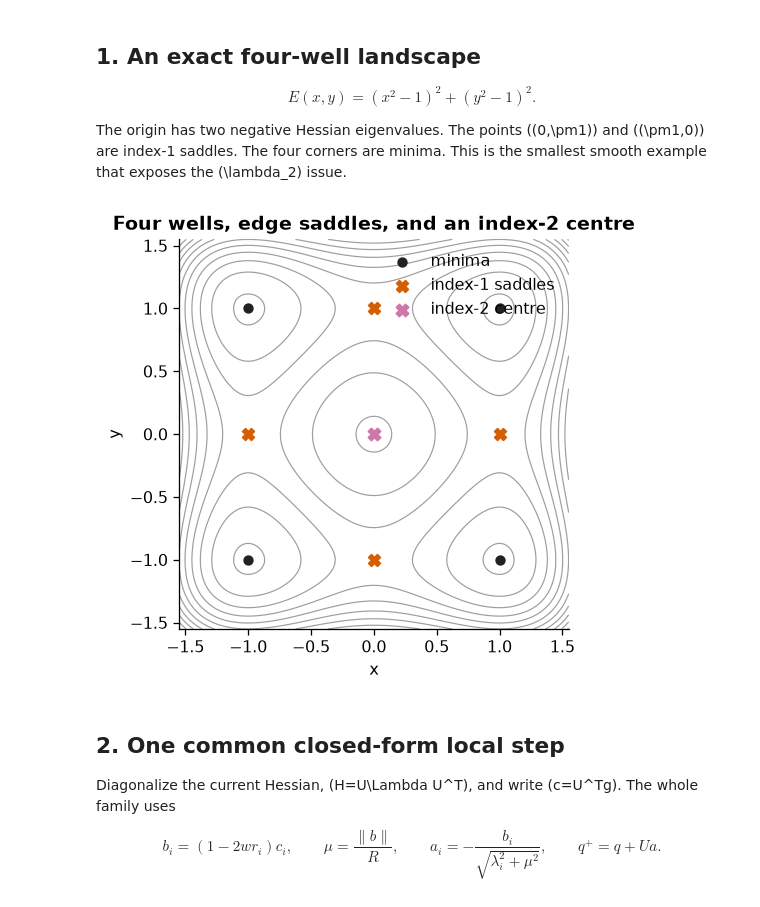
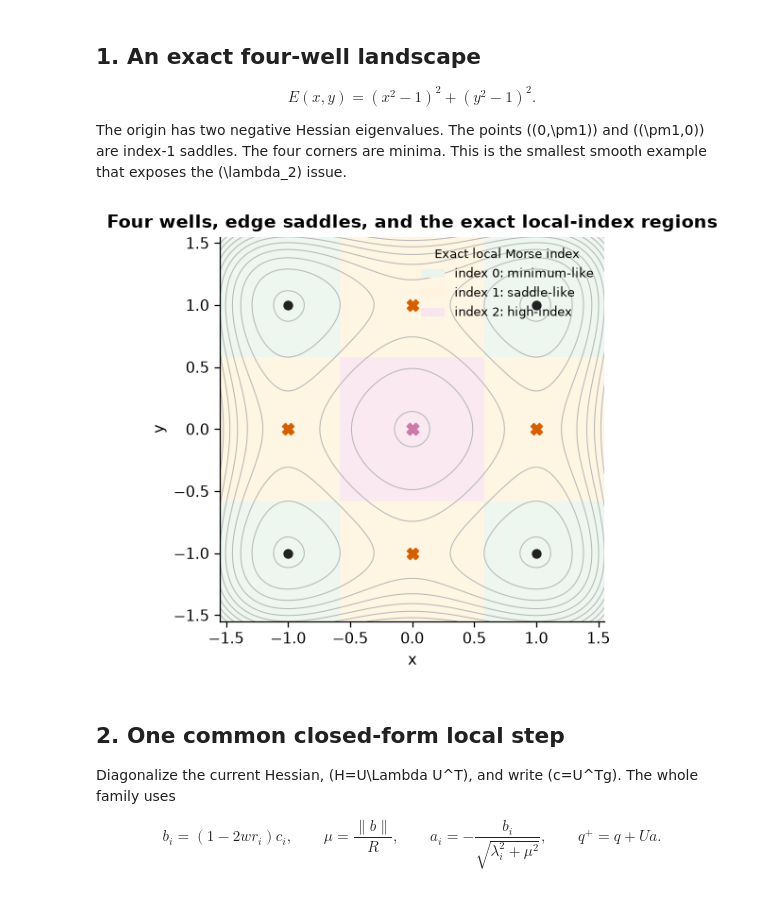
Before and after one commit to memo-ozdincer/GAD_plus, a Jupyter notebook: examples/gad_evolution_four_wells.ipynb, the cells around one changed output. Drawn from its saved outputs; the diff is of its cells as text; code cells hidden in the pictures.

Commit message:
Show local Morse-index regions in SS-GAD toy

```diff
--- a/examples/gad_evolution_four_wells.ipynb
+++ b/examples/gad_evolution_four_wells.ipynb
@@ -42,28 +42,43 @@ The origin has two negative Hessian eigenvalues. The points \((0,\pm1)\) and \((
 # %%
 def E(q):
     x, y = q
     return (x*x - 1)**2 + (y*y - 1)**2
 
 def grad(q):
     x, y = q
     return np.array([4*x*(x*x - 1), 4*y*(y*y - 1)], dtype=float)
 
 def hess(q):
     x, y = q
     return np.diag([12*x*x - 4, 12*y*y - 4])
 
 grid = np.linspace(-1.55, 1.55, 300)
 X, Y = np.meshgrid(grid, grid)
 Z = (X*X - 1)**2 + (Y*Y - 1)**2
-fig, ax = plt.subplots(figsize=(5.1, 4.4))
-ax.contour(X, Y, Z, levels=np.linspace(0.06, 5.0, 14), colors="#9E9E9E", linewidths=.75)
+# The Hessian is diagonal on this surface, so its exact local Morse index is cheap to show.
+INDEX = ((12*X*X - 4) < 0).astype(int) + ((12*Y*Y - 4) < 0).astype(int)
+INDEX_CMAP = plt.matplotlib.colors.ListedColormap(["#EAF4EC", "#FFF3DD", "#F9E5EE"])
+INDEX_LABELS = ("index 0: minimum-like", "index 1: saddle-like", "index 2: high-index")
+
+def draw_index_background(ax, *, legend=False):
+    ax.contourf(X, Y, INDEX, levels=[-.5, .5, 1.5, 2.5], cmap=INDEX_CMAP, alpha=.82, antialiased=True)
+    ax.contour(X, Y, Z, levels=np.linspace(.06, 5., 14), colors="#B8B8B8", linewidths=.65)
+    if legend:
+        from matplotlib.patches import Patch
+        ax.legend(
+            handles=[Patch(facecolor=INDEX_CMAP(i), edgecolor="none", label=label) for i, label in enumerate(INDEX_LABELS)],
+            title="Exact local Morse index", frameon=False, loc="upper right", fontsize=8, title_fontsize=8,
+        )
+
+fig, ax = plt.subplots(figsize=(5.5, 4.6))
+draw_index_background(ax, legend=True)
 ax.scatter([-1, -1, 1, 1], [-1, 1, -1, 1], c="#222222", s=30, label="minima")
 ax.scatter([0, 0, -1, 1], [-1, 1, 0, 0], c="#D55E00", marker="X", s=55, label="index-1 saddles")
 ax.scatter([0], [0], c="#CC79A7", marker="X", s=60, label="index-2 centre")
-ax.set(xlim=(-1.55, 1.55), ylim=(-1.55, 1.55), aspect="equal", xlabel="x", ylabel="y", title="Four wells, edge saddles, and an index-2 centre")
-ax.legend(frameon=False, loc="upper right"); plt.show()
+ax.set(xlim=(-1.55, 1.55), ylim=(-1.55, 1.55), aspect="equal", xlabel="x", ylabel="y", title="Four wells, edge saddles, and the exact local-index regions")
+plt.show()
 # %% [output]
-[figure, old version]
+[figure, new version]
 # %% [markdown]
 ## 2. One common closed-form local step
 
```
Also changed, not shown: parts of 2 cells of this notebook.
